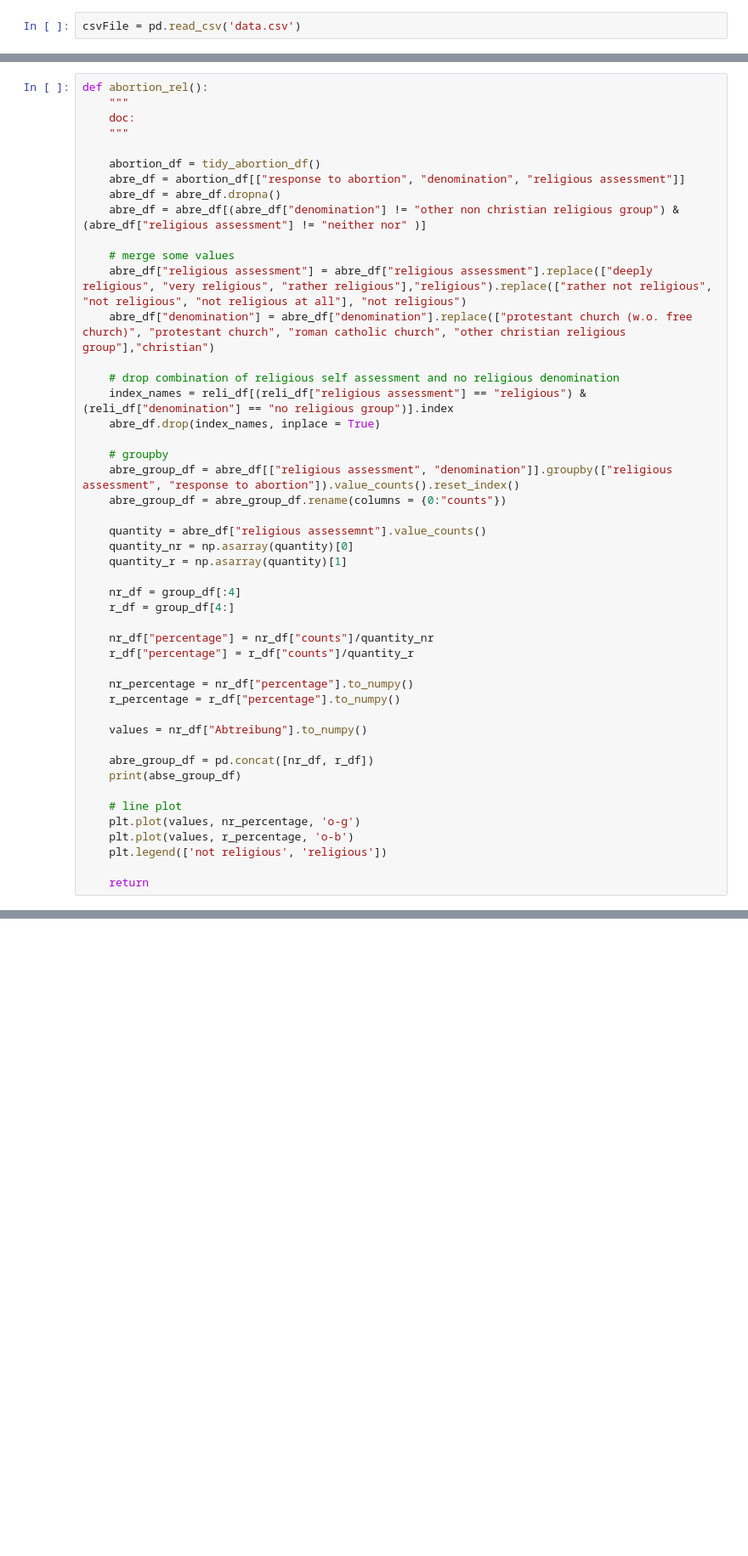
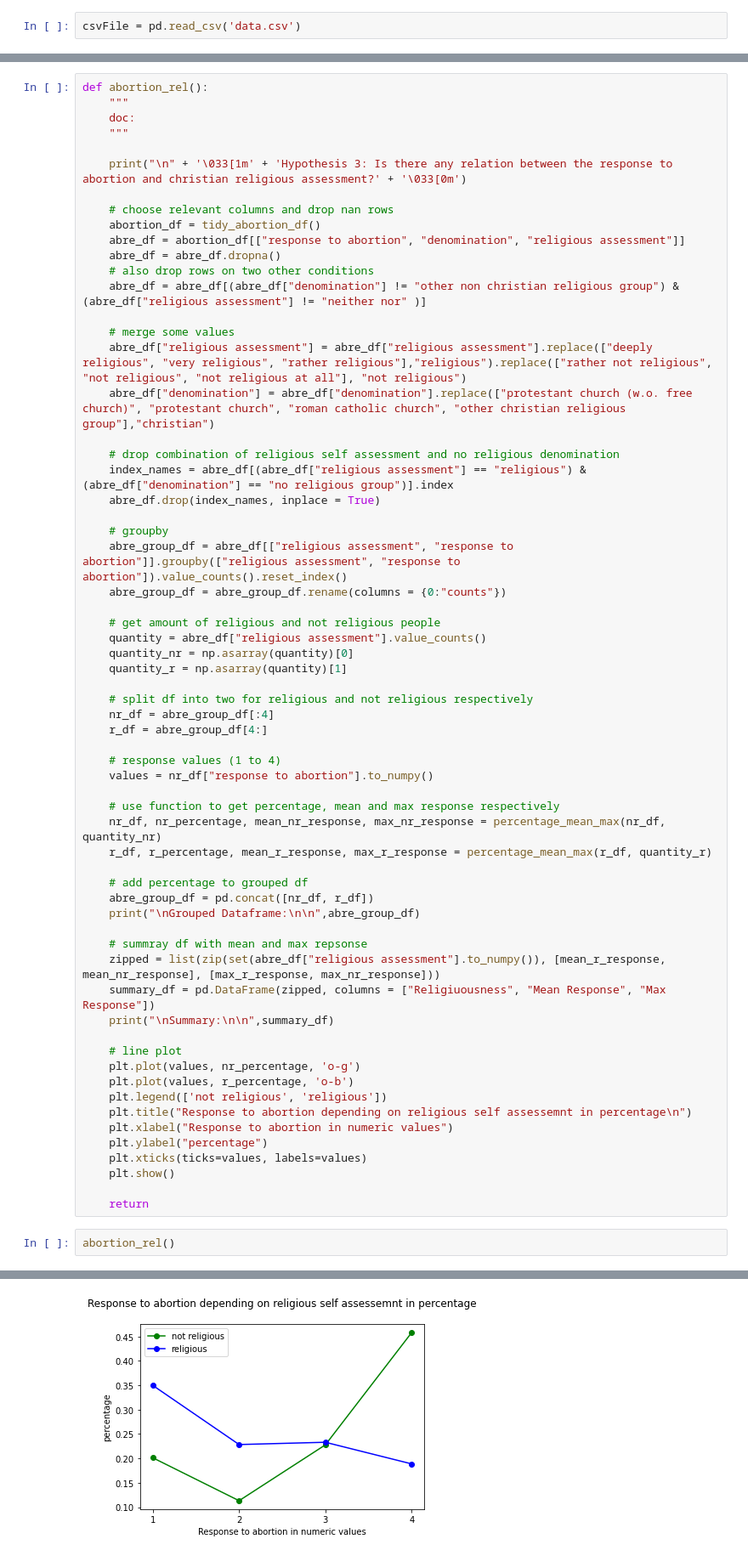
Before and after one commit to alinagriesel/ScipyProject, a Jupyter notebook: alina_probier_notebook.ipynb, the cells around one changed output, grey strips where cells are left out. Shown: that part at 85% size. Cells and saved outputs as stored; diff of their text form; blank space fills up the shorter version.

```diff
--- a/alina_probier_notebook.ipynb
+++ b/alina_probier_notebook.ipynb
@@ -436,9 +557,13 @@ def abortion_rel():
     doc:
     """
 
+    print("\n" + '\033[1m' + 'Hypothesis 3: Is there any relation between the response to abortion and christian religious assessment?' + '\033[0m')
+
+    # choose relevant columns and drop nan rows
     abortion_df = tidy_abortion_df()
     abre_df = abortion_df[["response to abortion", "denomination", "religious assessment"]]
     abre_df = abre_df.dropna()
+    # also drop rows on two other conditions
     abre_df = abre_df[(abre_df["denomination"] != "other non christian religious group") & (abre_df["religious assessment"] != "neither nor" )]
 
     # merge some values
@@ -446,34 +571,49 @@ def abortion_rel():
     abre_df["denomination"] = abre_df["denomination"].replace(["protestant church (w.o. free church)", "protestant church", "roman catholic church", "other christian religious group"],"christian")
 
     # drop combination of religious self assessment and no religious denomination
-    index_names = reli_df[(reli_df["religious assessment"] == "religious") & (reli_df["denomination"] == "no religious group")].index
+    index_names = abre_df[(abre_df["religious assessment"] == "religious") & (abre_df["denomination"] == "no religious group")].index
     abre_df.drop(index_names, inplace = True)
 
     # groupby
-    abre_group_df = abre_df[["religious assessment", "denomination"]].groupby(["religious assessment", "response to abortion"]).value_counts().reset_index()
+    abre_group_df = abre_df[["religious assessment", "response to abortion"]].groupby(["religious assessment", "response to abortion"]).value_counts().reset_index()
     abre_group_df = abre_group_df.rename(columns = {0:"counts"})
 
-    quantity = abre_df["religious assessemnt"].value_counts()
+    # get amount of religious and not religious people
+    quantity = abre_df["religious assessment"].value_counts()
     quantity_nr = np.asarray(quantity)[0]
     quantity_r = np.asarray(quantity)[1]
 
-    nr_df = group_df[:4]
-    r_df = group_df[4:]
+    # split df into two for religious and not religious respectively
+    nr_df = abre_group_df[:4]
+    r_df = abre_group_df[4:]
 
-    nr_df["percentage"] = nr_df["counts"]/quantity_nr
-    r_df["percentage"] = r_df["counts"]/quantity_r
+    # response values (1 to 4)
+    values = nr_df["response to abortion"].to_numpy()
 
-    nr_percentage = nr_df["percentage"].to_numpy()
-    r_percentage = r_df["percentage"].to_numpy()
+    # use function to get percentage, mean and max response respectively
+    nr_df, nr_percentage, mean_nr_response, max_nr_response = percentage_mean_max(nr_df, quantity_nr)
+    r_df, r_percentage, mean_r_response, max_r_response = percentage_mean_max(r_df, quantity_r)
 
-    values = nr_df["Abtreibung"].to_numpy()
+    # add percentage to grouped df
+    abre_group_df = pd.concat([nr_df, r_df])
+    print("\nGrouped Dataframe:\n\n",abre_group_df)
 
-    abre_group_df = pd.concat([nr_df, r_df])
-    print(abse_group_df)
+    # summray df with mean and max repsonse
+    zipped = list(zip(set(abre_df["religious assessment"].to_numpy()), [mean_r_response, mean_nr_response], [max_r_response, max_nr_response]))
+    summary_df = pd.DataFrame(zipped, columns = ["Religiuousness", "Mean Response", "Max Response"])
+    print("\nSummary:\n\n",summary_df)
 
     # line plot
     plt.plot(values, nr_percentage, 'o-g')
     plt.plot(values, r_percentage, 'o-b')
     plt.legend(['not religious', 'religious'])
+    plt.title("Response to abortion depending on religious self assessemnt in percentage\n")
+    plt.xlabel("Response to abortion in numeric values")
+    plt.ylabel("percentage")
+    plt.xticks(ticks=values, labels=values)
+    plt.show()
 
     return
+# %%
+abortion_rel()
+# %% [output]
@@ -480,3 +639,4 @@ def abortion_rel():
+[figure, added]
 # %%
 """
 Check for abortion response in relation to religion
```
Also changed, not shown: parts of 6 cells of this notebook, 2 other files.
